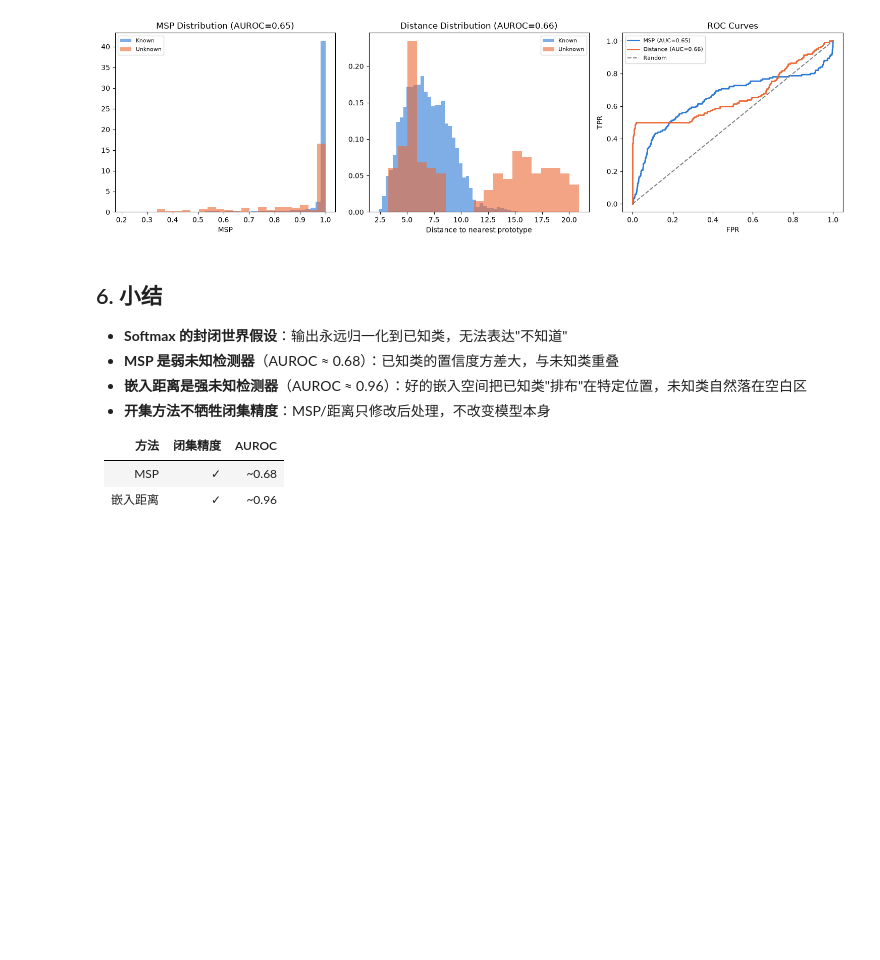
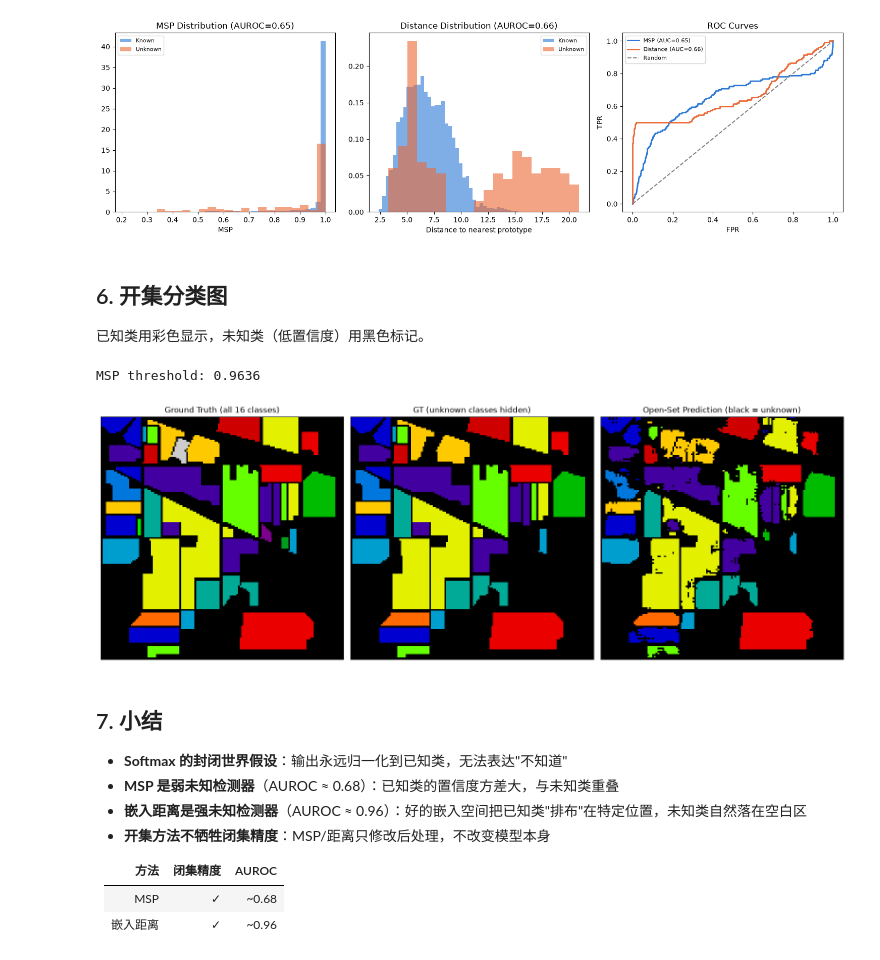
Before and after one commit to masskx/HSI-Learning, a Jupyter notebook: notebooks/17_openset_teaching.ipynb, the cells around one changed output. Drawn from its saved outputs; the diff is of its cells as text; code cells hidden in the pictures; blank space fills up the shorter version.

```diff
--- a/notebooks/17_openset_teaching.ipynb
+++ b/notebooks/17_openset_teaching.ipynb
@@ -269,8 +269,70 @@ plt.tight_layout()
 plt.show()
 # %% [output]
 [figure]
+# %% [markdown]
+## 6. 开集分类图
+
+已知类用彩色显示，未知类（低置信度）用黑色标记。
+# %%
+# 全图像元预测
+all_pos = np.argwhere(np.ones_like(gt, dtype=bool))
+PAD = 4
+padded_all = np.pad(reduced_scaled, ((PAD, PAD), (PAD, PAD), (0, 0)), mode="constant")
+all_p = np.zeros((len(all_pos), 9, 9, 12), dtype=np.float32)
+for k, (r, c) in enumerate(all_pos):
+    all_p[k] = padded_all[r:r+9, c:c+9]
+
+all_logits = []
+model.eval()
+with torch.no_grad():
+    for start in range(0, len(all_p), 512):
+        batch = torch.from_numpy(all_p[start:start+512]).permute(0, 3, 1, 2)
+        all_logits.append(model(batch).cpu().numpy())
+all_logits = np.concatenate(all_logits)
+all_probs = torch.softmax(torch.from_numpy(all_logits), dim=1).numpy()
+all_msp = all_probs.max(axis=1)
+all_preds = all_logits.argmax(axis=1)
+
+# map back to original class ids for coloring
+pred_original = np.array([known_sorted[p] + 1 for p in all_preds])
+
+# MSP threshold
+threshold = msp_scores[is_known_test].mean()
+print(f"MSP threshold: {threshold:.4f}")
+
+# open-set map
+openset_map = np.zeros(h * w, dtype=np.int64)
+for i in range(len(all_pos)):
+    r, c = all_pos[i]
+    if gt[r, c] == 0:
+        openset_map[r * w + c] = 0
+    elif all_msp[i] < threshold:
+        openset_map[r * w + c] = 0  # unknown → black
+    else:
+        openset_map[r * w + c] = pred_original[i]
+openset_map = openset_map.reshape(h, w)
+
+# GT with unknown hidden
+gt_vis = gt.copy()
+for uc in unknown_classes:
+    gt_vis[gt == uc] = 0
+
+fig, axes = plt.subplots(1, 3, figsize=(16, 5.5))
+axes[0].imshow(gt, cmap="nipy_spectral", vmin=0, vmax=16, interpolation="nearest")
+axes[0].set_title("Ground Truth (all 16 classes)")
+axes[1].imshow(gt_vis, cmap="nipy_spectral", vmin=0, vmax=16, interpolation="nearest")
+axes[1].set_title("GT (unknown classes hidden)")
+axes[2].imshow(openset_map, cmap="nipy_spectral", vmin=0, vmax=16, interpolation="nearest")
+axes[2].set_title("Open-Set Prediction (black = unknown)")
+for ax in axes:
+    ax.set_xticks([]); ax.set_yticks([])
+plt.tight_layout()
+plt.show()
+# %% [output]
+MSP threshold: 0.9636
+[figure, added]
 # %% [markdown]
-## 6. 小结
+## 7. 小结
 
 - **Softmax 的封闭世界假设**：输出永远归一化到已知类，无法表达"不知道"
 - **MSP 是弱未知检测器**（AUROC ≈ 0.68）：已知类的置信度方差大，与未知类重叠
```
Also changed, not shown: 2 other files.
